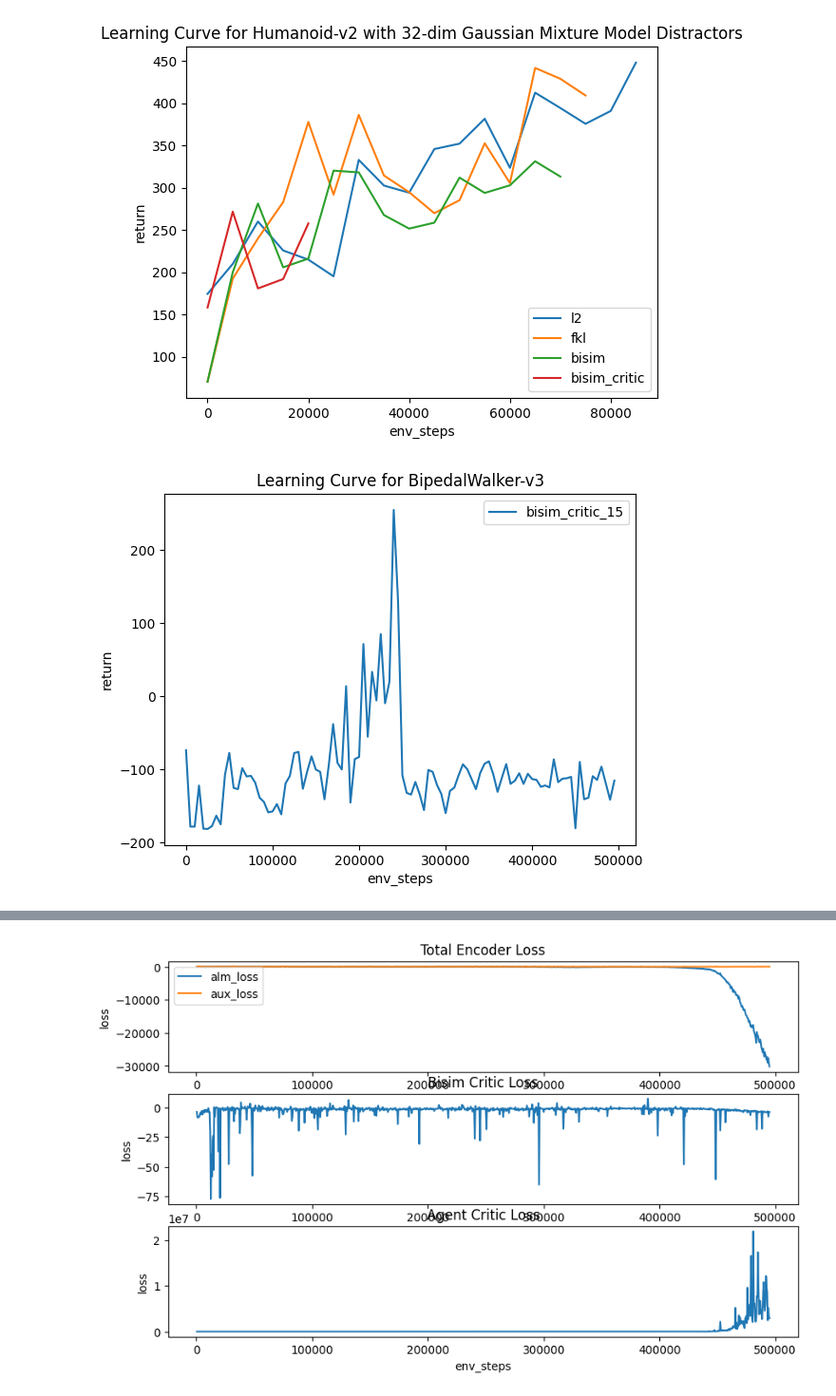
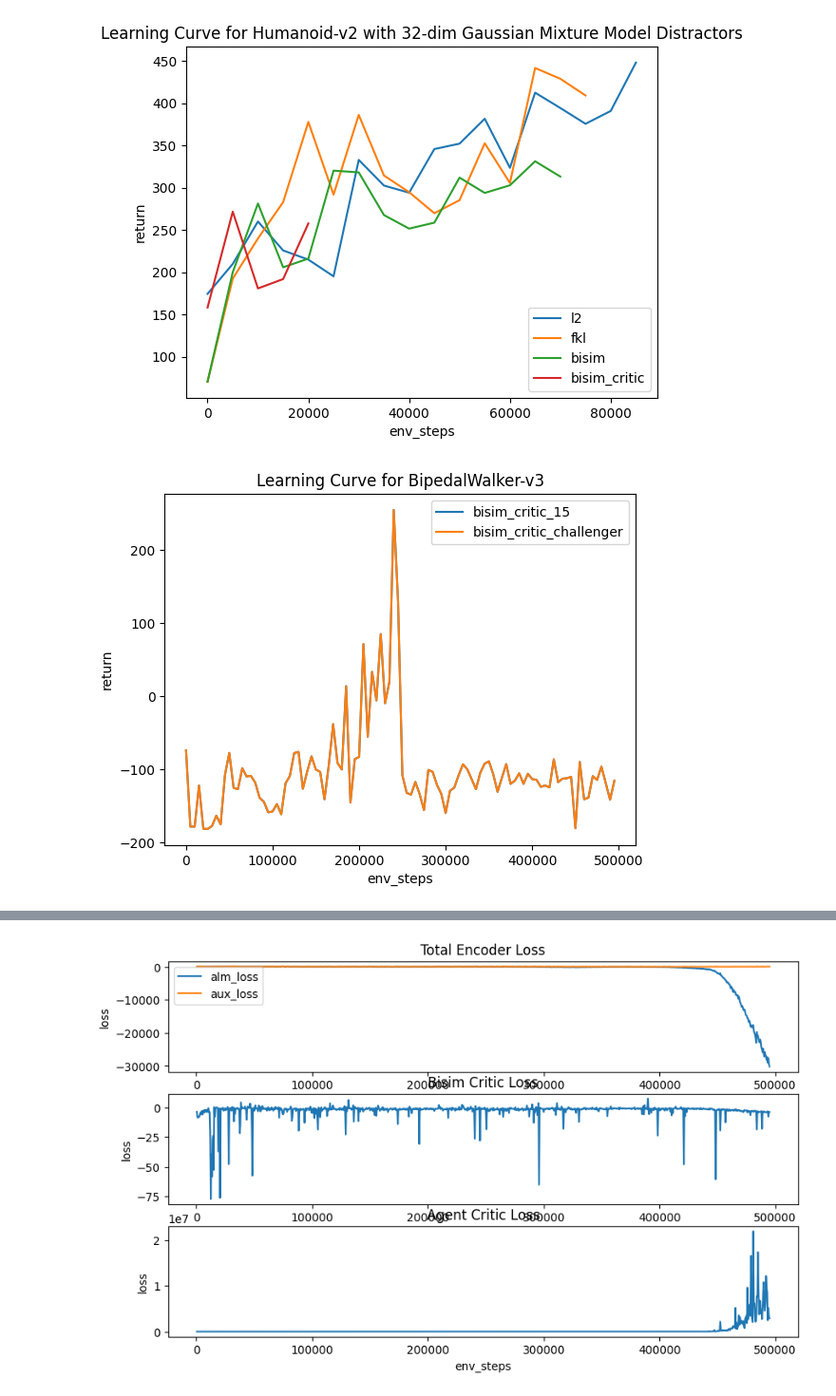
Before and after one commit to rytse/self-predictive-rl, a Jupyter notebook: mujoco_code/vis2.ipynb, the cells around one changed output, grey strips where cells are left out. Shown: that part at 95% size. Cells and saved outputs as stored; diff of their text form; code cells hidden in the pictures.

```diff
--- a/mujoco_code/vis2.ipynb
+++ b/mujoco_code/vis2.ipynb
@@ -85,23 +85,27 @@ plt.show()
 # %%
 datasets = OrderedDict(
     [
         (
             "bisim_critic_15",
             "./logs/BipedalWalker-v3/2024-10-10-12-54-00+34348-34348/progress.csv",
+        ),
+        (
+            "bisim_critic_challenger",
+            "./logs/BipedalWalker-v3/2024-10-11-23-32-24+54874-54874/progress.csv",
         ),
     ]
 )
 
 for name, file_name in datasets.items():
     df = pd.read_csv(file_name)
     df = df[~df["return"].isna()]
 
     plt.plot(df["env_steps"], df["return"])
 
 plt.title("Learning Curve for BipedalWalker-v3")
 plt.xlabel("env_steps")
 plt.ylabel("return")
 plt.legend(datasets.keys())
 plt.show()
 # %% [output]
-[figure, old version]
+[figure, new version]
```
Also changed, not shown: parts of 2 cells of this notebook, 2 other files.
